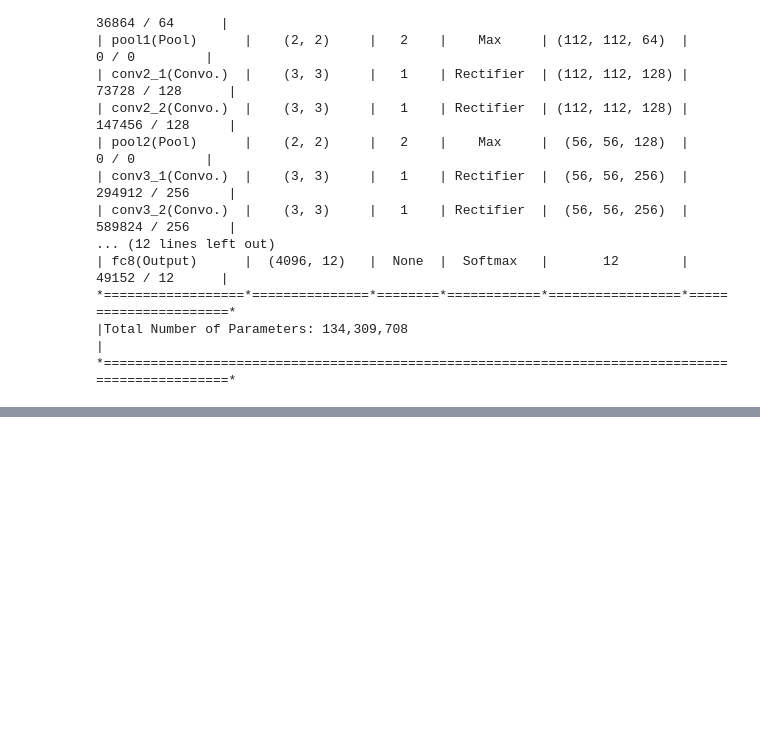
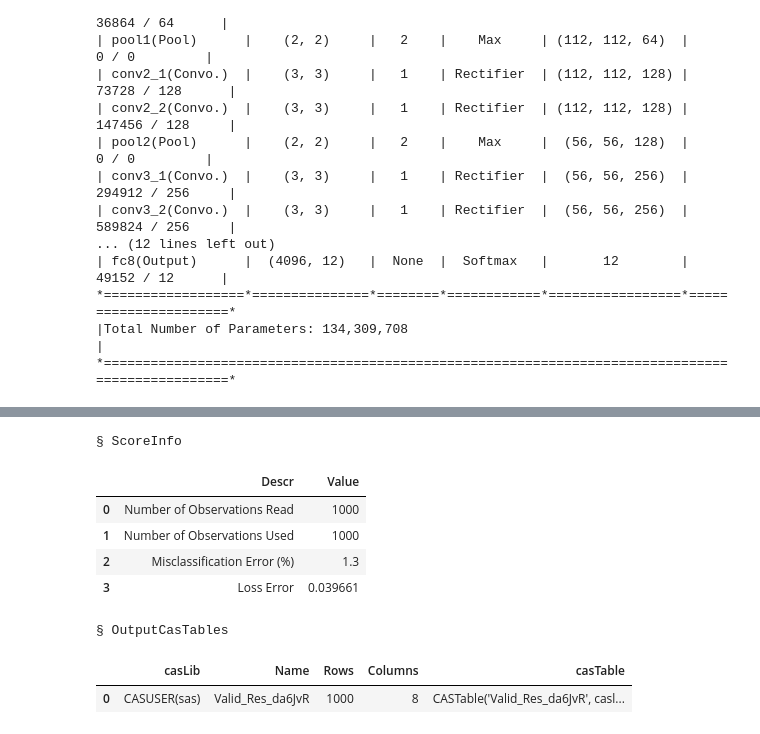
Before and after one commit to kramer003/SAS_Viya, a Jupyter notebook: Deep Learning/DLPY Mole Transfer Learning.ipynb, the cells around one changed output, grey strips where cells are left out. Cells and saved outputs as stored; diff of their text form; code cells hidden in the pictures; blank space fills up the shorter version.

```diff
--- a/Deep Learning/DLPY Mole Transfer Learning.ipynb
+++ b/Deep Learning/DLPY Mole Transfer Learning.ipynb
@@ -154,0 +155,12 @@ elapsed 114s · user 95.7s · sys 65.7s · mem 2.01e+03MB
+# %%
+model_vgg16.predict(train)
+# %% [output]
+§ ScoreInfo
+|  | Descr | Value |
+| 0 | Number of Observations Read | 1000 |
+| 1 | Number of Observations Used | 1000 |
+| 2 | Misclassification Error (%) | 1.3 |
+| 3 | Loss Error | 0.039661 |
+§ OutputCasTables
+|  | casLib | Name | Rows | Columns | casTable |
+| 0 | CASUSER(sas) | Valid_Res_da6JvR | 1000 | 8 | CASTable('Valid_Res_da6JvR', casl... |
```
Also changed, not shown: parts of 4 cells of this notebook.
